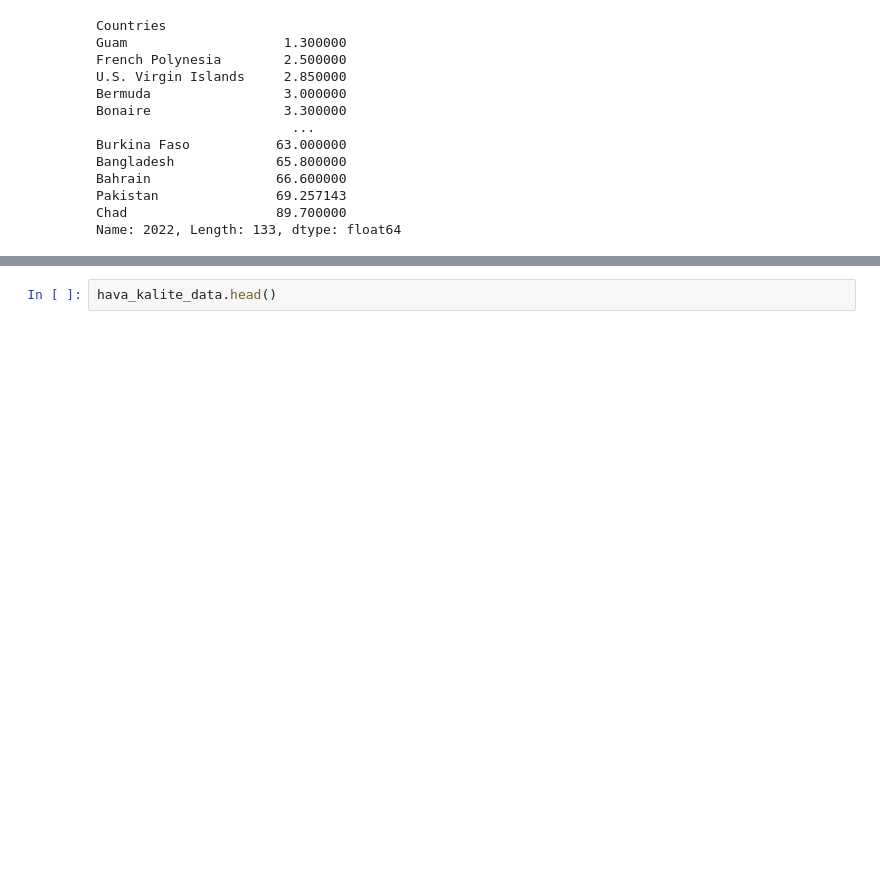
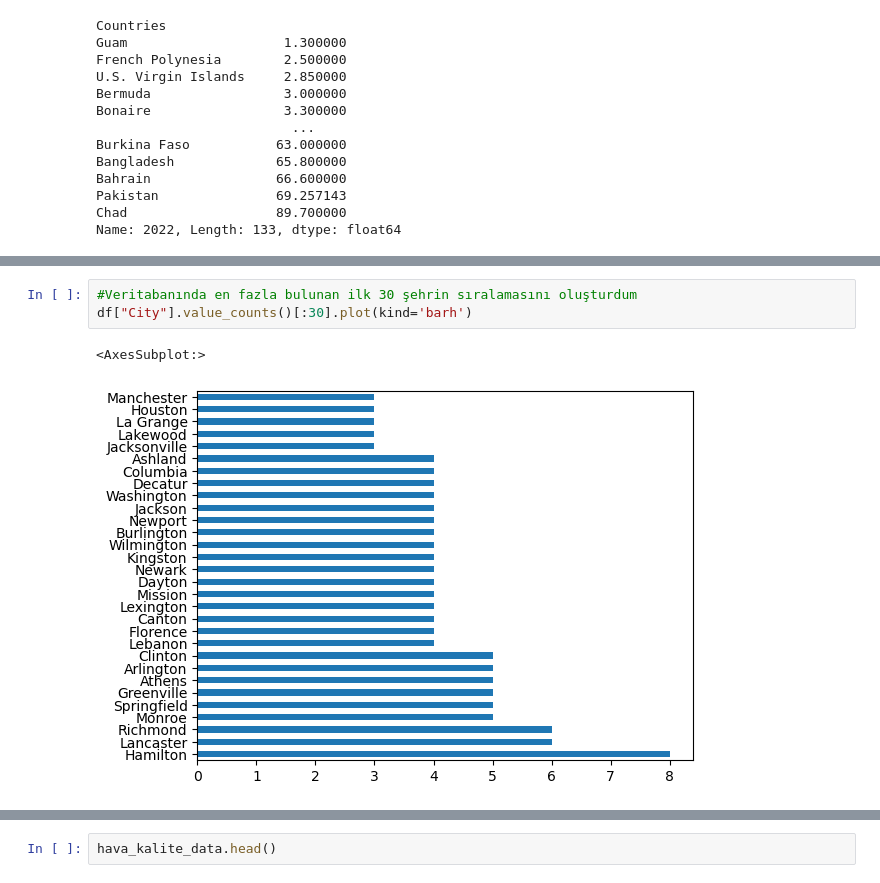
Before and after one commit to didaryilmaz/AirQuality, a Jupyter notebook: Dünya Hava Kalite Endeksi/havaKalite.ipynb, the cells around one changed output, grey strips where cells are left out. Drawn from its saved outputs; the diff is of its cells as text; blank space fills up the shorter version.

```diff
--- a/Dünya Hava Kalite Endeksi/havaKalite.ipynb
+++ b/Dünya Hava Kalite Endeksi/havaKalite.ipynb
@@ -140,0 +123,6 @@ dfgr.sort_values(by=["2022","2021"],ascending=False).iloc[:8].plot.bar()
+# %%
+#Veritabanında en fazla bulunan ilk 30 şehrin sıralamasını oluşturdum
+df["City"].value_counts()[:30].plot(kind='barh')
+# %% [output]
+<AxesSubplot:>
+[figure, added]
```
Also changed, not shown: parts of 22 cells of this notebook.
